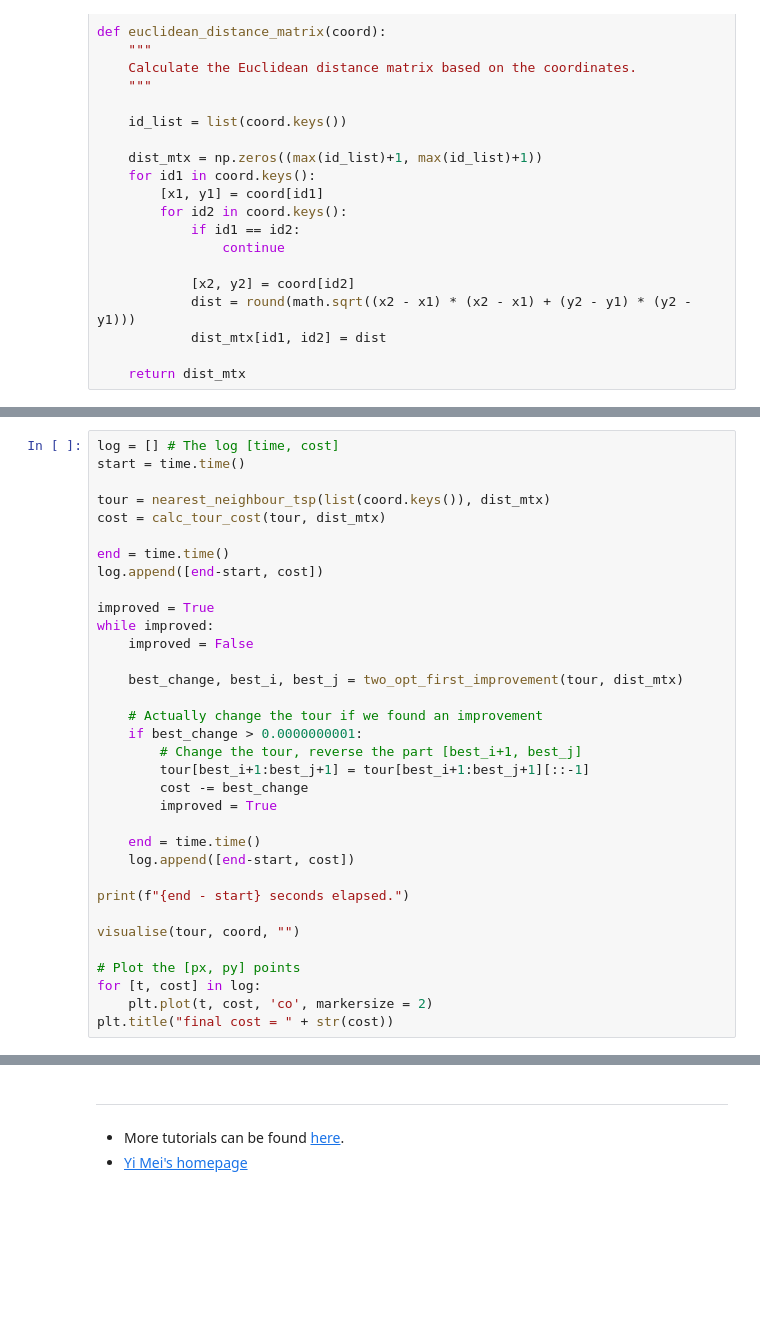
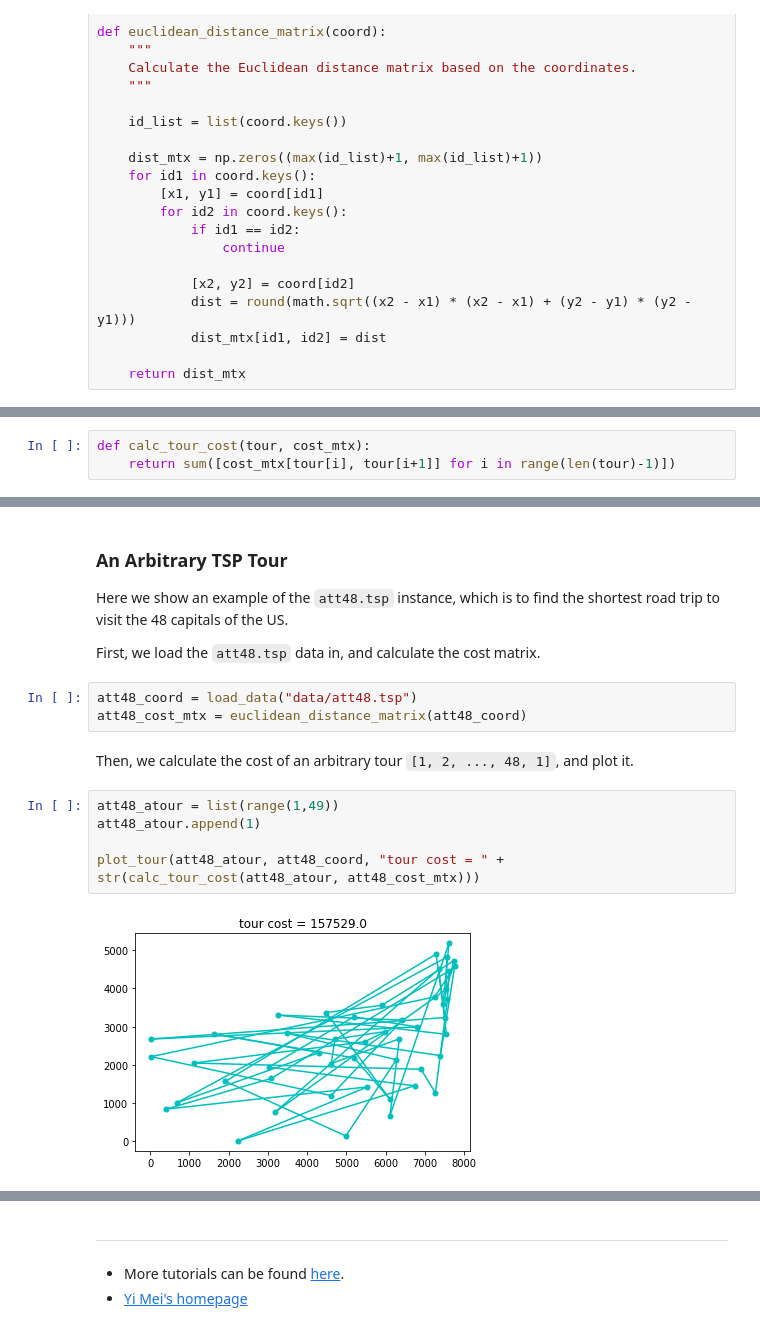
Before and after one commit to meiyi1986/tutorials, a Jupyter notebook: notebooks/local-search-tsp.ipynb, the cells around one changed output, grey strips where cells are left out. Cells and saved outputs as stored; diff of their text form; blank space fills up the shorter version.

```diff
--- a/notebooks/local-search-tsp.ipynb
+++ b/notebooks/local-search-tsp.ipynb
@@ -355,34 +90,0 @@ nn_tour = nearest_neighbour_tsp(list(coord.keys()), dist_mtx)
-# %%
-log = [] # The log [time, cost]
-start = time.time()
-
-tour = nearest_neighbour_tsp(list(coord.keys()), dist_mtx)
-cost = calc_tour_cost(tour, dist_mtx)
-
-end = time.time()
-log.append([end-start, cost])
-
-improved = True
-while improved:
-    improved = False
-
-    best_change, best_i, best_j = two_opt_first_improvement(tour, dist_mtx)
-
-    # Actually change the tour if we found an improvement
-    if best_change > 0.0000000001:
-        # Change the tour, reverse the part [best_i+1, best_j]
-        tour[best_i+1:best_j+1] = tour[best_i+1:best_j+1][::-1]
-        cost -= best_change
-        improved = True
-
-    end = time.time()
-    log.append([end-start, cost])
-
-print(f"{end - start} seconds elapsed.")
-
-visualise(tour, coord, "")
-
-# Plot the [px, py] points
-for [t, cost] in log:
-    plt.plot(t, cost, 'co', markersize = 2)
-plt.title("final cost = " + str(cost))
@@ -393,0 +123,3 @@ Text(0.5, 1.0, 'final cost = 2767.0')
+# %%
+def calc_tour_cost(tour, cost_mtx):
+    return sum([cost_mtx[tour[i], tour[i+1]] for i in range(len(tour)-1)])
@@ -393,0 +172,18 @@ Text(0.5, 1.0, 'final cost = 2767.0')
+# %% [markdown]
+### An Arbitrary TSP Tour
+
+Here we show an example of the `att48.tsp` instance, which is to find the shortest road trip to visit the 48 capitals of the US.
+
+First, we load the `att48.tsp` data in, and calculate the cost matrix.
+# %%
+att48_coord = load_data("data/att48.tsp")
+att48_cost_mtx = euclidean_distance_matrix(att48_coord)
+# %% [markdown]
+Then, we calculate the cost of an arbitrary tour `[1, 2, ..., 48, 1]`, and plot it.
+# %%
+att48_atour = list(range(1,49))
+att48_atour.append(1)
+
+plot_tour(att48_atour, att48_coord, "tour cost = " + str(calc_tour_cost(att48_atour, att48_cost_mtx)))
+# %% [output]
+[figure, added]
```
Also changed, not shown: parts of 46 cells of this notebook, 2 other files.
